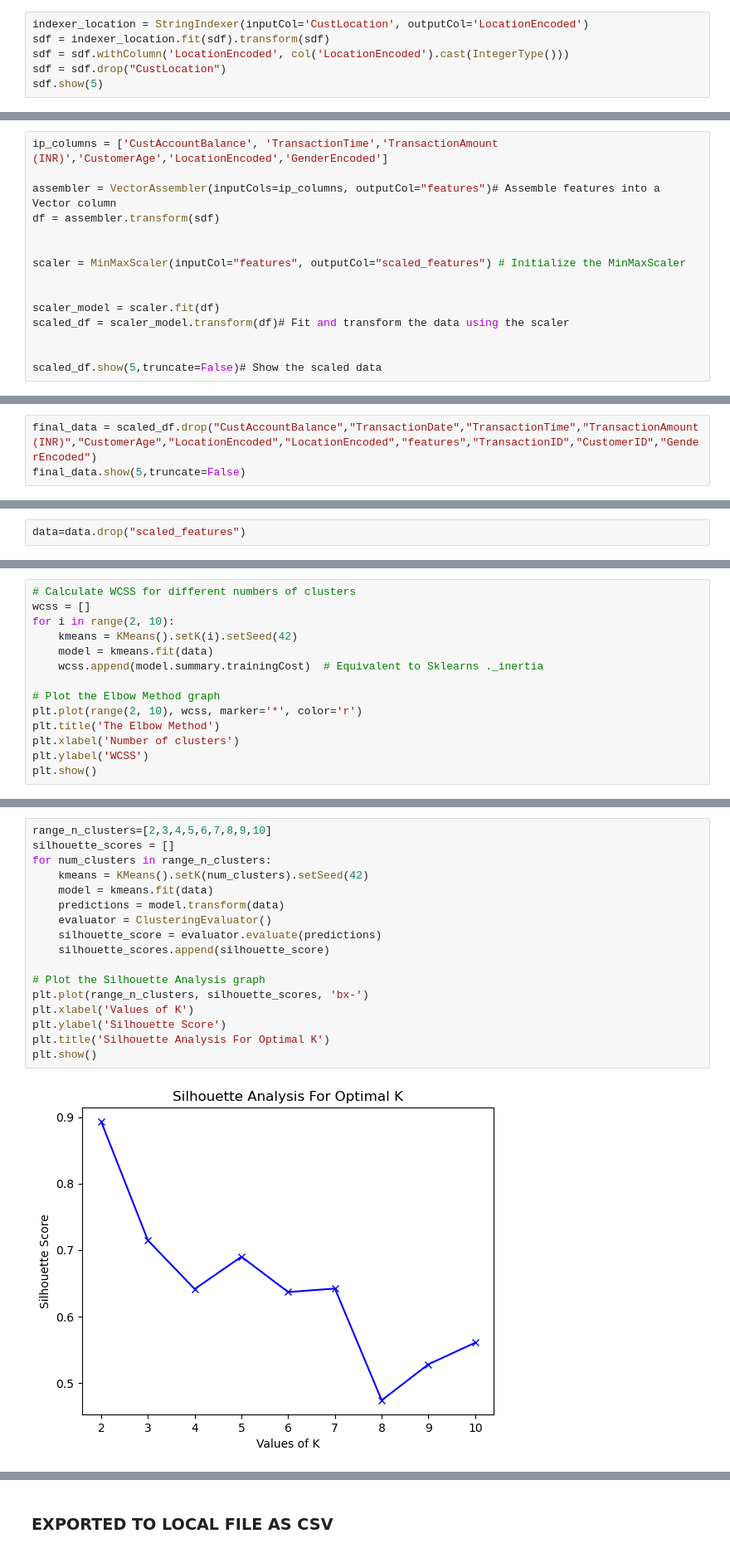
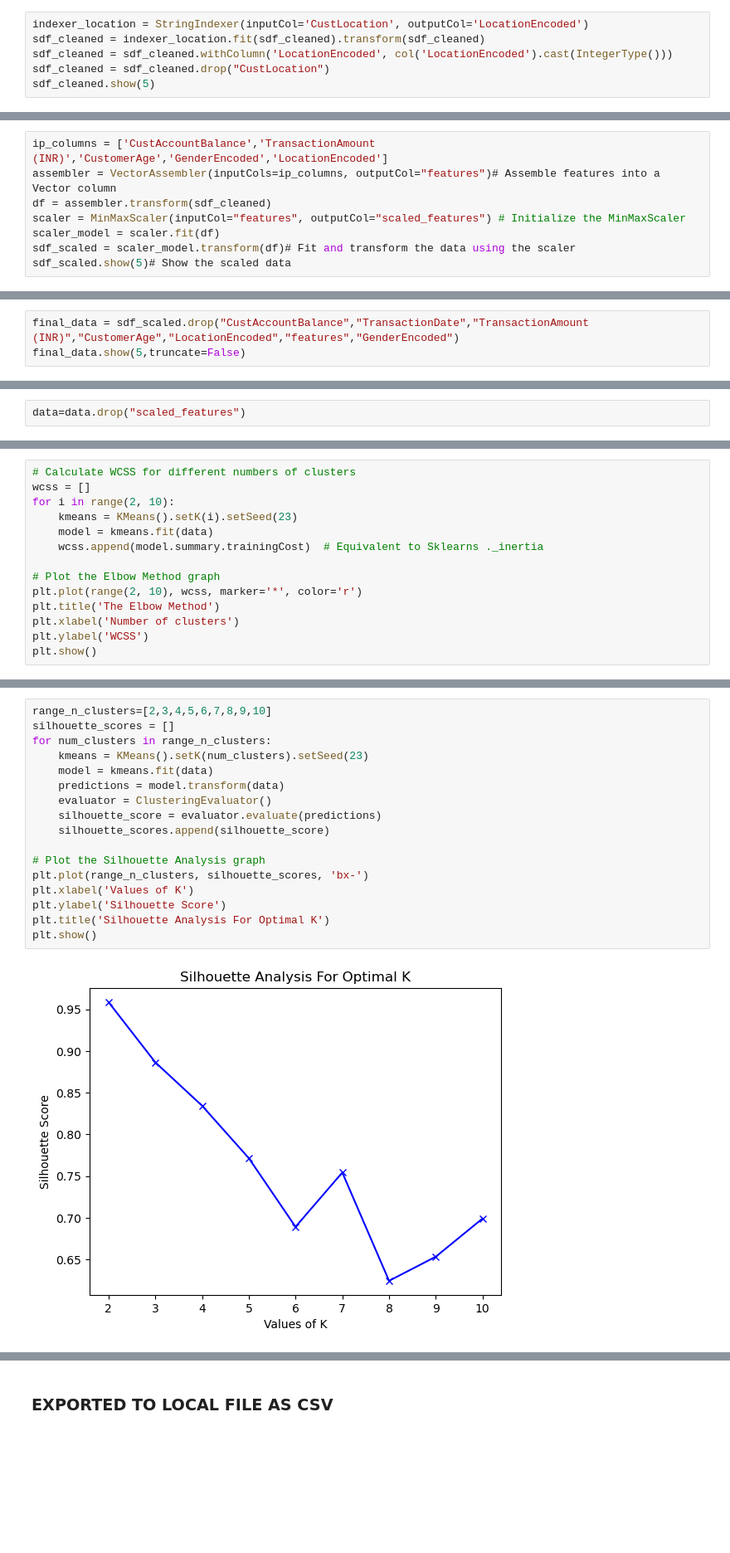
Before and after one commit to DSPiyush/BankCustomerSegmentation, a Jupyter notebook: Proejct_iter_1.ipynb, the cells around one changed output, grey strips where cells are left out. Shown at 83% size. Saved outputs shown, nothing was run; the diff lists cells and outputs as text; blank space fills up the shorter version.

Commit message:
Clustering 1

```diff
--- a/Proejct_iter_1.ipynb
+++ b/Proejct_iter_1.ipynb
@@ -178,8 +410,8 @@ sdf.groupBy("GenderEncoded").count().show() # To check the the distribution of G
 #### Endcoding the CustLocation Column
 # %%
 indexer_location = StringIndexer(inputCol='CustLocation', outputCol='LocationEncoded')
-sdf = indexer_location.fit(sdf).transform(sdf)
-sdf = sdf.withColumn('LocationEncoded', col('LocationEncoded').cast(IntegerType()))
-sdf = sdf.drop("CustLocation")
-sdf.show(5)
+sdf_cleaned = indexer_location.fit(sdf_cleaned).transform(sdf_cleaned)
+sdf_cleaned = sdf_cleaned.withColumn('LocationEncoded', col('LocationEncoded').cast(IntegerType()))
+sdf_cleaned = sdf_cleaned.drop("CustLocation")
+sdf_cleaned.show(5)
 # %% [output]
@@ -196,16 +432,9 @@ only showing top 5 rows
 # %%
-ip_columns = ['CustAccountBalance', 'TransactionTime','TransactionAmount (INR)','CustomerAge','LocationEncoded','GenderEncoded']
-
+ip_columns = ['CustAccountBalance','TransactionAmount (INR)','CustomerAge','GenderEncoded','LocationEncoded']
 assembler = VectorAssembler(inputCols=ip_columns, outputCol="features")# Assemble features into a Vector column
-df = assembler.transform(sdf)
-
-
+df = assembler.transform(sdf_cleaned)
 scaler = MinMaxScaler(inputCol="features", outputCol="scaled_features") # Initialize the MinMaxScaler
-
-
 scaler_model = scaler.fit(df)
-scaled_df = scaler_model.transform(df)# Fit and transform the data using the scaler
-
-
-scaled_df.show(5,truncate=False)# Show the scaled data
+sdf_scaled = scaler_model.transform(df)# Fit and transform the data using the scaler
+sdf_scaled.show(5)# Show the scaled data
 # %% [output]
@@ -222,6 +451,6 @@ only showing top 5 rows
 # %% [markdown]
 ###### Creating a final Dataset that will be passed to the model
 # %%
-final_data = scaled_df.drop("CustAccountBalance","TransactionDate","TransactionTime","TransactionAmount (INR)","CustomerAge","LocationEncoded","LocationEncoded","features","TransactionID","CustomerID","GenderEncoded")
+final_data = sdf_scaled.drop("CustAccountBalance","TransactionDate","TransactionAmount (INR)","CustomerAge","LocationEncoded","features","GenderEncoded")
 final_data.show(5,truncate=False)
 # %% [output]
@@ -266,7 +495,7 @@ only showing top 20 rows
 # Calculate WCSS for different numbers of clusters
 wcss = []
 for i in range(2, 10):
-    kmeans = KMeans().setK(i).setSeed(42)
+    kmeans = KMeans().setK(i).setSeed(23)
     model = kmeans.fit(data)
     wcss.append(model.summary.trainingCost)  # Equivalent to Sklearns ._inertia
 
@@ -281,20 +510,20 @@ plt.show()
 # %%
 range_n_clusters=[2,3,4,5,6,7,8,9,10]
 silhouette_scores = []
 for num_clusters in range_n_clusters:
-    kmeans = KMeans().setK(num_clusters).setSeed(42)
+    kmeans = KMeans().setK(num_clusters).setSeed(23)
     model = kmeans.fit(data)
     predictions = model.transform(data)
     evaluator = ClusteringEvaluator()
     silhouette_score = evaluator.evaluate(predictions)
     silhouette_scores.append(silhouette_score)
 
 # Plot the Silhouette Analysis graph
 plt.plot(range_n_clusters, silhouette_scores, 'bx-')
 plt.xlabel('Values of K')
 plt.ylabel('Silhouette Score')
 plt.title('Silhouette Analysis For Optimal K')
 plt.show()
 # %% [output]
-[figure, old version]
+[figure, new version]
 # %%
```
Also changed, not shown: parts of 69 cells of this notebook, 1 other file.
